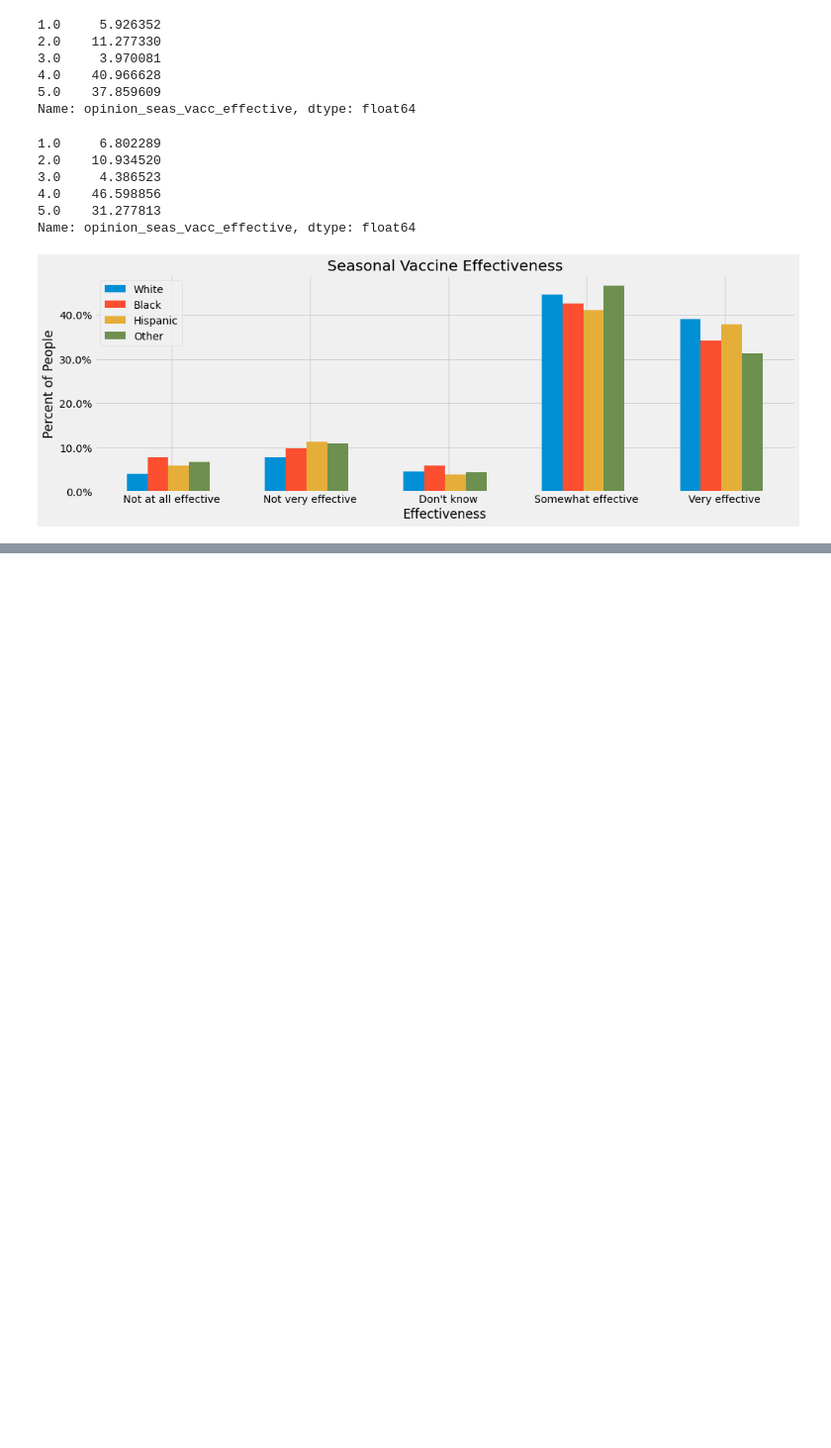
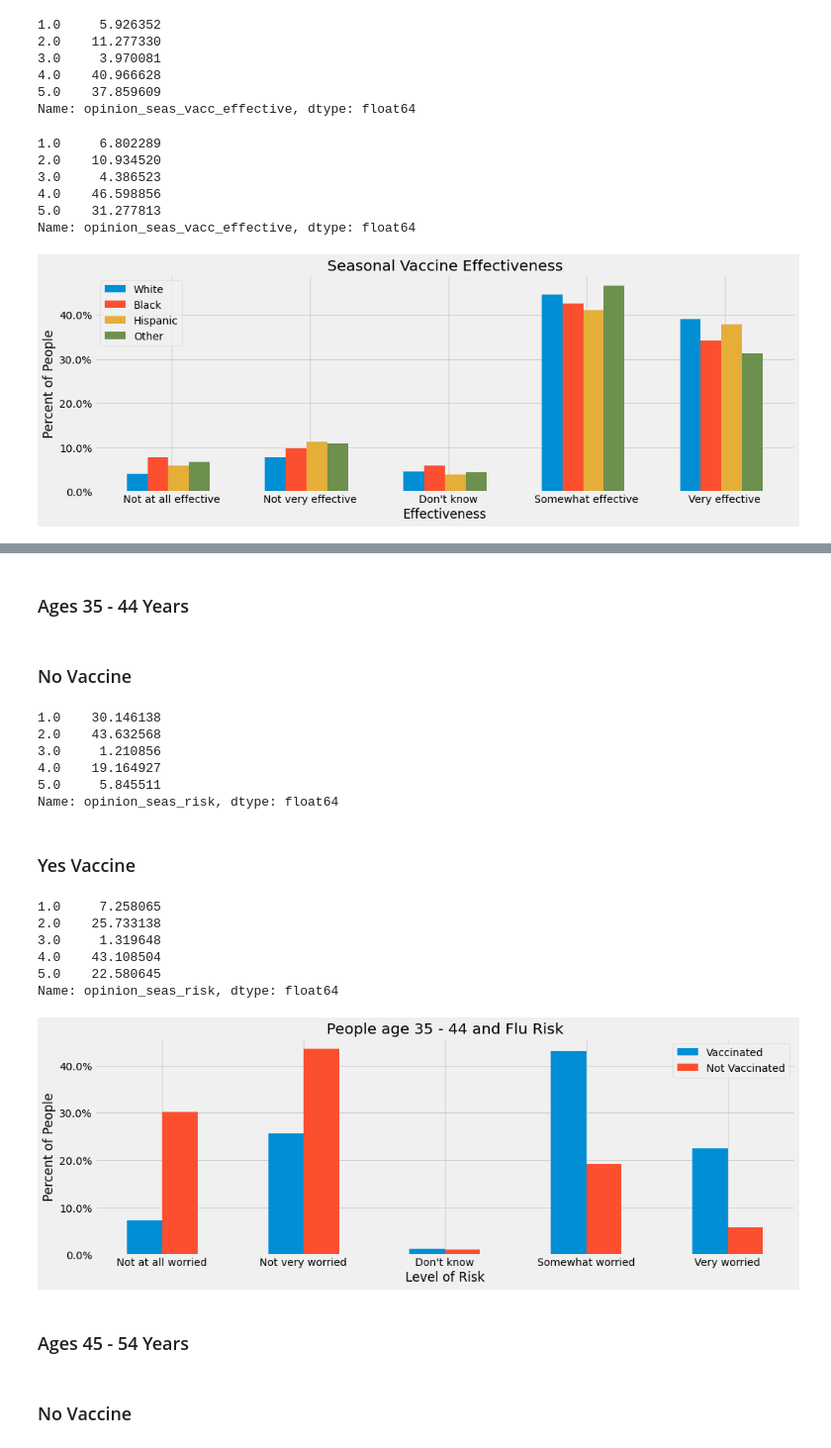
Before and after one commit to mankah/Capstone, a Jupyter notebook: Flu_analysis_models/00_Seasonal_Flu_Analysis.ipynb, the cells around one changed output, grey strips where cells are left out. Shown at 99% size. Cells and saved outputs as stored; diff of their text form; code cells hidden in the pictures; blank space fills up the shorter version.

```diff
--- a/Flu_analysis_models/00_Seasonal_Flu_Analysis.ipynb
+++ b/Flu_analysis_models/00_Seasonal_Flu_Analysis.ipynb
@@ -207,0 +265,50 @@ plt.xticks(ticks=white_concern.index + width+.10, labels=x);
+# %% [markdown]
+### Ages 35 - 44 Years
+# %% [markdown]
+### No Vaccine
+# %%
+under_44 = df[df.age_group == '35 - 44 Years']
+under_44_no = under_44[under_44.seasonal_vaccine == 0]
+under_44_no_concern = under_44_no.opinion_seas_risk.value_counts(normalize = True).sort_index()
+under_44_no_concern*100
+# %% [output]
+1.0    30.146138
+2.0    43.632568
+3.0     1.210856
+4.0    19.164927
+5.0     5.845511
+Name: opinion_seas_risk, dtype: float64
+# %% [markdown]
+### Yes Vaccine
+# %%
+under_44 = df[df.age_group == '35 - 44 Years']
+under_44_yes = under_44[under_44.seasonal_vaccine == 1]
+under_44_yes_concern = under_44_yes.opinion_seas_risk.value_counts(normalize = True).sort_index()
+under_44_yes_concern*100
+# %% [output]
+1.0     7.258065
+2.0    25.733138
+3.0     1.319648
+4.0    43.108504
+5.0    22.580645
+Name: opinion_seas_risk, dtype: float64
+# %%
+fig, ax = plt.subplots(figsize=(15, 5))
+
+x = ['Not at all worried', 'Not very worried',
+                    'Don\'t know', 'Somewhat worried', 'Very worried']
+width = 0.25
+plt.bar(under_44_yes_concern.index, under_44_yes_concern.values, width, label = 'Vaccinated')
+plt.bar(under_44_no_concern.index + width, under_44_no_concern.values, width, label = 'Not Vaccinated')
+plt.title('People age 35 - 44 and Flu Risk')
+plt.ylabel('Percent of People')
+plt.xlabel('Level of Risk')
+plt.legend()
+ax.yaxis.set_major_formatter(mtick.PercentFormatter(1.0))
+plt.xticks(ticks=under_44_yes_concern.index + width/2, labels=x);
+# %% [output]
+[figure, added]
+# %% [markdown]
+### Ages 45 - 54 Years
+# %% [markdown]
+### No Vaccine
```
Also changed, not shown: parts of 19 cells of this notebook, 1 other file.
